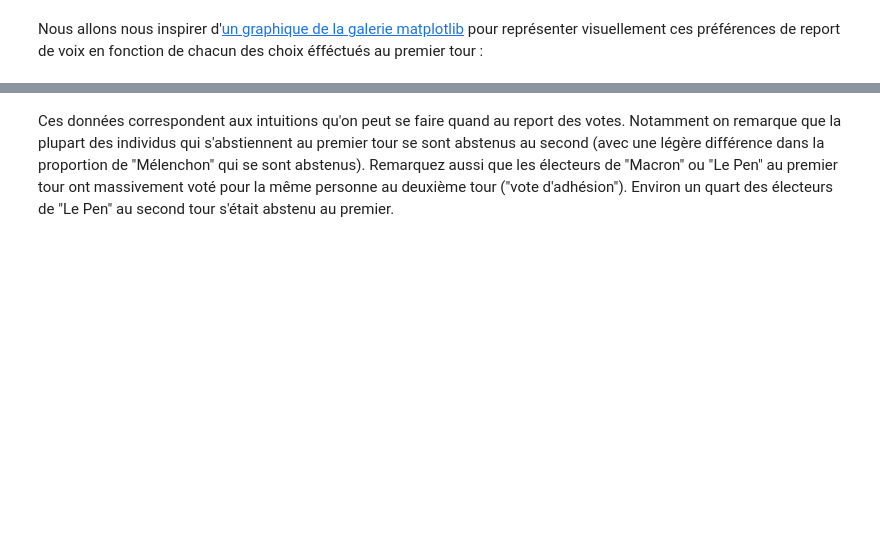
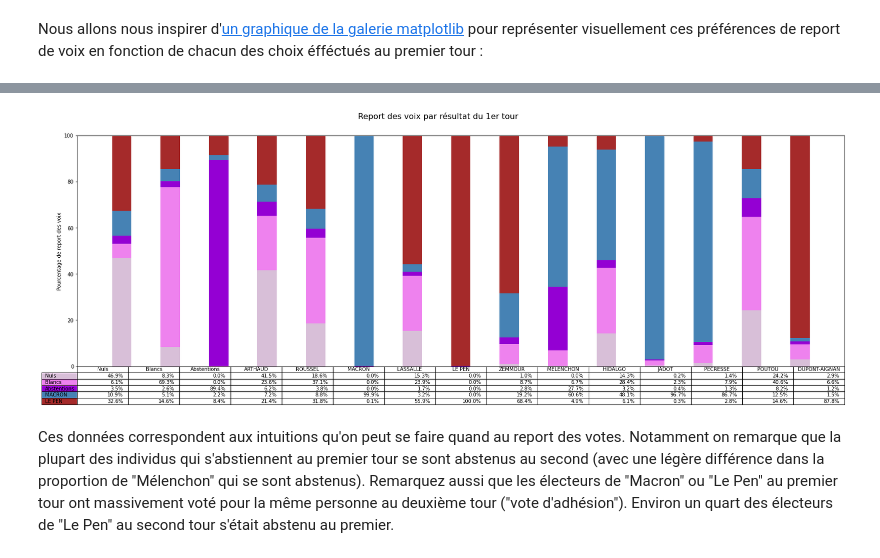
Before and after one commit to laurentperrinet/2022-05-04_transfert-des-voix, a Jupyter notebook: 2022-06-08_transfert-des-voix.ipynb, the cells around one changed output, grey strips where cells are left out. Cells and saved outputs as stored; diff of their text form; code cells hidden in the pictures; blank space fills up the shorter version.

```diff
--- a/2022-06-08_transfert-des-voix.ipynb
+++ b/2022-06-08_transfert-des-voix.ipynb
@@ -1006,35 +1074,37 @@ rows = df_2.columns
 # named colors: https://matplotlib.org/stable/gallery/color/named_colors.html
 colors = ['thistle', 'violet', 'darkviolet', 'steelblue', 'brown' ]
 n_rows = len(rows)
 
 index = np.arange(len(columns)) + 0.3
 bar_width = 0.4
 
 # Initialize the vertical-offset for the stacked bar chart.
 y_offset = np.zeros(len(columns))
 
 # Plot bars and create text labels for the table
 cell_text = []
 for row in range(n_rows):
     ax.bar(index, M.T[row]*100, bar_width, bottom=y_offset, color=colors[row], linewidth=1)
     y_offset = y_offset + M.T[row]*100
     cell_text.append([f'{x*100:1.1f}%' for x in M.T[row]])
 ax.set_ylim(0, 100)
 
 # Add a table at the bottom of the axes
 the_table = ax.table(cellText=cell_text,
                       rowLabels=rows,
                       rowColours=colors,
                       colLabels=columns,
                       loc='bottom')
 
 # Adjust layout to make room for the table:
-plt.subplots_adjust(left=0.2, bottom=0.2)
+plt.subplots_adjust(left=0.1, bottom=0.1, right=0.95, top=0.9)
 
 plt.ylabel("Pourcentage de report des voix")
 plt.yticks(np.linspace(0, 100, 6, endpoint=True))
 plt.xticks([])
-plt.title("Report des voix par résultat du 1er tour");
+plt.suptitle("Report des voix par résultat du 1er tour", fontsize=16);
+# %% [output]
+[figure, added]
 # %% [markdown]
 Ces données correspondent aux intuitions qu'on peut se faire quand au report des votes. Notamment on remarque que la plupart des individus qui s'abstiennent au premier tour se sont abstenus au second (avec une légère différence dans la proportion de "Mélenchon" qui se sont abstenus). Remarquez aussi que les électeurs de "Macron" ou "Le Pen" au premier tour ont massivement voté pour la même personne au deuxième tour ("vote d'adhésion"). Environ un quart des électeurs de "Le Pen" au second tour s'était abstenu au premier.
 # %% [markdown]
```
Also changed, not shown: parts of 23 cells of this notebook, 5 other files.
